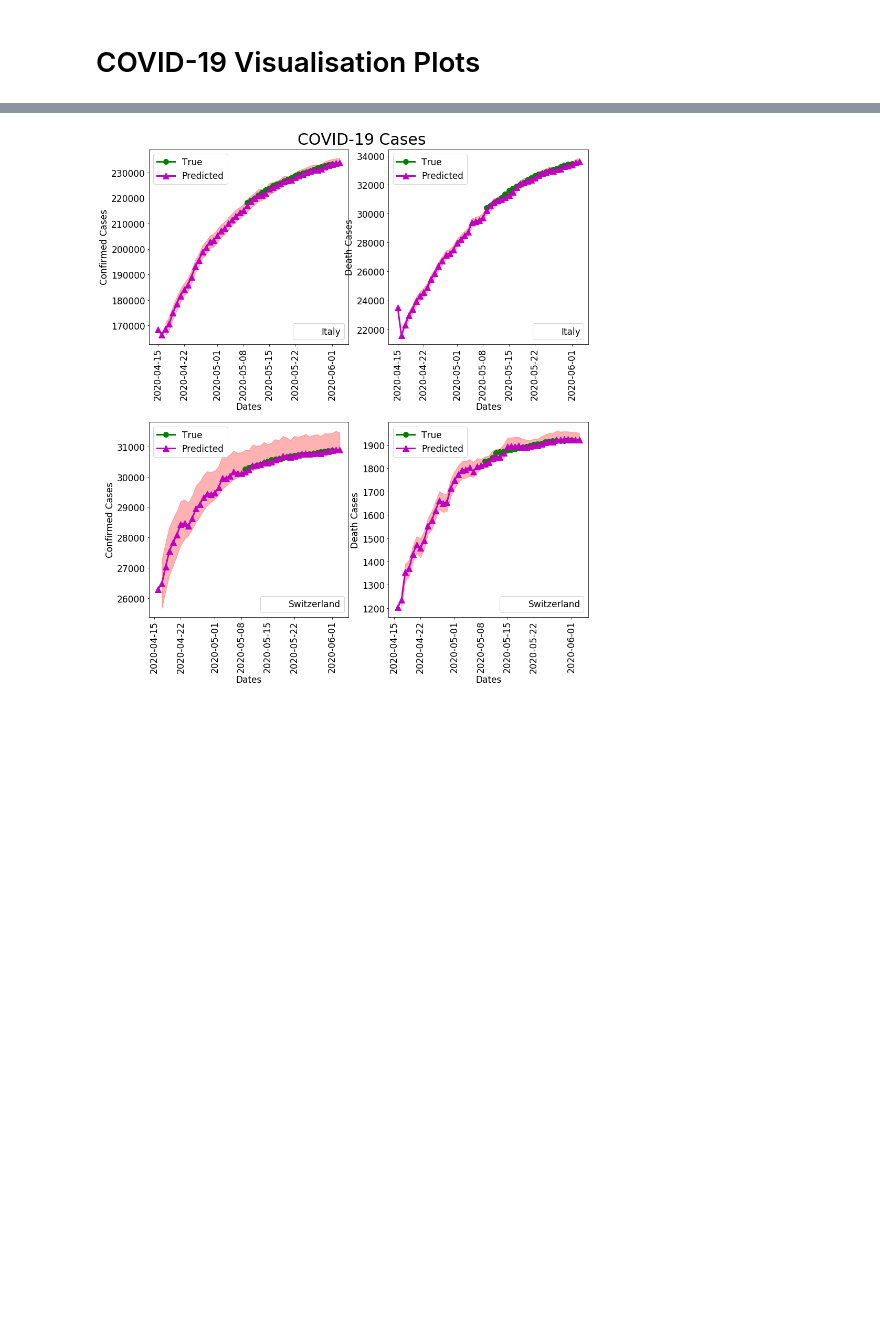
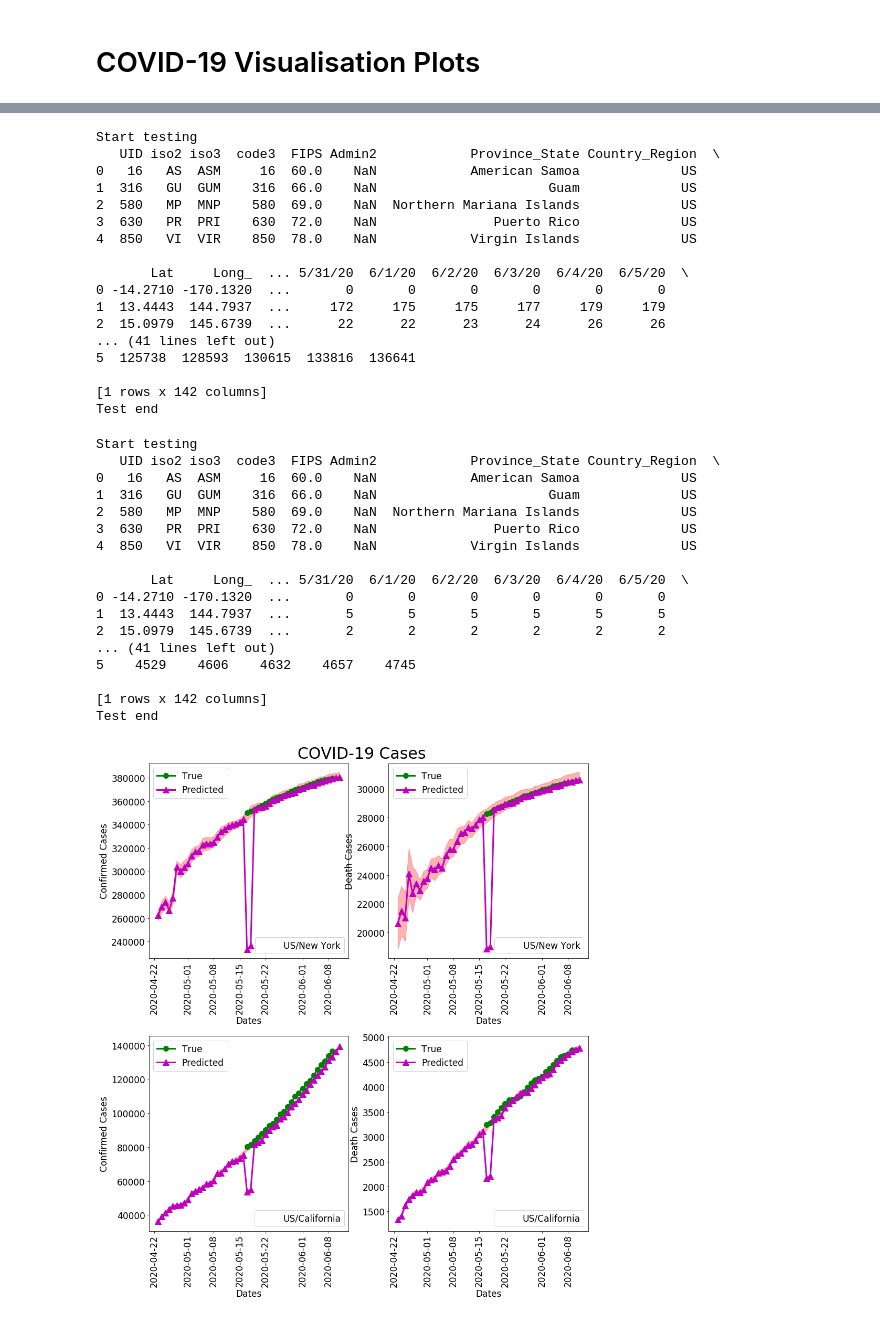
Before and after one commit to anisioti/Cov-19-Predictions, a Jupyter notebook: Data_Visualisation/Visualisation_Plots.ipynb, the cells around one changed output, grey strips where cells are left out. Cells and saved outputs as stored; diff of their text form; code cells hidden in the pictures; blank space fills up the shorter version.

Commit message:
Add plots for various countries and US states

```diff
--- a/Data_Visualisation/Visualisation_Plots.ipynb
+++ b/Data_Visualisation/Visualisation_Plots.ipynb
@@ -15,7 +15,7 @@ from datetime import date
 import matplotlib.patches as mpatches
 import os
 # %%
-def plot_time_pred(true, predict,cases_type,country,arg):
+def plot_time_pred(true, predict,cases_type,country,arg,province):
 
     plt.subplot(arg)
 
@@ -37,8 +37,12 @@ def plot_time_pred(true, predict,cases_type,country,arg):
 
     plt.subplots_adjust(hspace=0.4,top=0.95)
 
+    if (pd.isnull(province)):
+        label = country
+    else:
+        label = country +'/'+ str(province)
 
-    country_patch = mpatches.Patch(color= colors[8], label = country)
+    country_patch = mpatches.Patch(color= colors[8], label = label)
 
     country_legend = plt.legend(handles=[country_patch],loc = 'lower right',prop={'size': 17})
     plt.gca().add_artist(country_legend)
@@ -117,11 +196,11 @@ def Visualize_Cases(pred_days_ahead,cases_type,country,arg):
 pred_days_ahead = 2
 fig = plt.figure(figsize=(15, 15))
 fig.suptitle('COVID-19 Cases', size=30)
-Visualize_Cases(pred_days_ahead,'Confirmed','Italy',221)
-Visualize_Cases(pred_days_ahead,'Death','Italy',222)
-Visualize_Cases(pred_days_ahead,'Confirmed','Switzerland',223)
-Visualize_Cases(pred_days_ahead,'Death','Switzerland',224)
-
+Visualize_Cases(pred_days_ahead,'Confirmed','US',221,'New York')
+Visualize_Cases(pred_days_ahead,'Death','US',222,'New York')
+Visualize_Cases(pred_days_ahead,'Confirmed','US',223,'California')
+Visualize_Cases(pred_days_ahead,'Death','US',224,'California')
 plt.show()
 fig.savefig('Predictions.pdf', bbox_inches='tight')
+fig.savefig('Predictions.png', bbox_inches='tight')
 # %% [output]
@@ -128 +224,35 @@ fig.savefig('Predictions.pdf', bbox_inches='tight')
+Start testing
+   UID iso2 iso3  code3  FIPS Admin2            Province_State Country_Region  \
+0   16   AS  ASM     16  60.0    NaN            American Samoa             US
+1  316   GU  GUM    316  66.0    NaN                      Guam             US
+2  580   MP  MNP    580  69.0    NaN  Northern Mariana Islands             US
+3  630   PR  PRI    630  72.0    NaN               Puerto Rico             US
+4  850   VI  VIR    850  78.0    NaN            Virgin Islands             US
+
+       Lat     Long_  ... 5/31/20  6/1/20  6/2/20  6/3/20  6/4/20  6/5/20  \
+0 -14.2710 -170.1320  ...       0       0       0       0       0       0
+1  13.4443  144.7937  ...     172     175     175     177     179     179
+2  15.0979  145.6739  ...      22      22      23      24      26      26
+... (41 lines left out)
+5  125738  128593  130615  133816  136641
+
+[1 rows x 142 columns]
+Test end
+Start testing
+   UID iso2 iso3  code3  FIPS Admin2            Province_State Country_Region  \
+0   16   AS  ASM     16  60.0    NaN            American Samoa             US
+1  316   GU  GUM    316  66.0    NaN                      Guam             US
+2  580   MP  MNP    580  69.0    NaN  Northern Mariana Islands             US
+3  630   PR  PRI    630  72.0    NaN               Puerto Rico             US
+4  850   VI  VIR    850  78.0    NaN            Virgin Islands             US
+
+       Lat     Long_  ... 5/31/20  6/1/20  6/2/20  6/3/20  6/4/20  6/5/20  \
+0 -14.2710 -170.1320  ...       0       0       0       0       0       0
+1  13.4443  144.7937  ...       5       5       5       5       5       5
+2  15.0979  145.6739  ...       2       2       2       2       2       2
+... (41 lines left out)
+5    4529    4606    4632    4657    4745
+
+[1 rows x 142 columns]
+Test end
-[figure, old version]
+[figure, new version]
```
Also changed, not shown: parts of 4 cells of this notebook.
